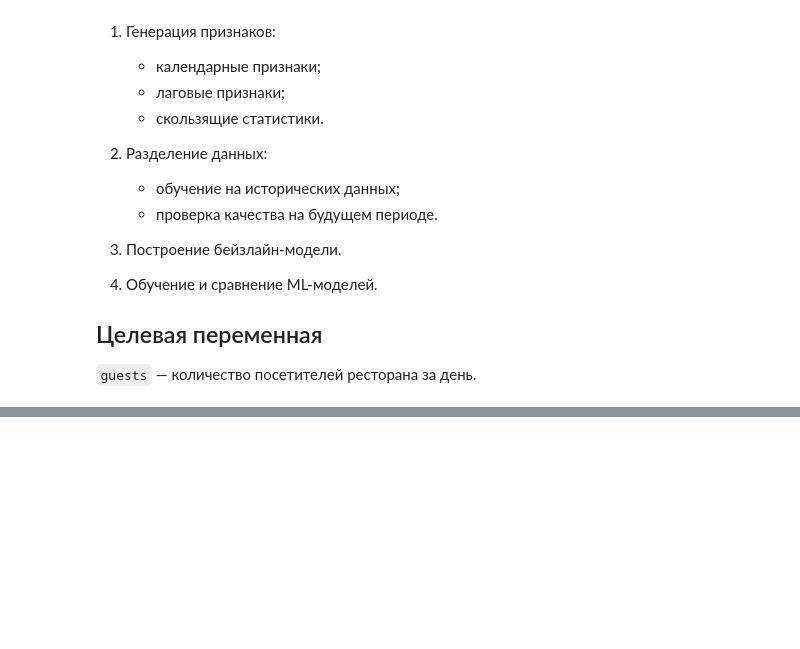
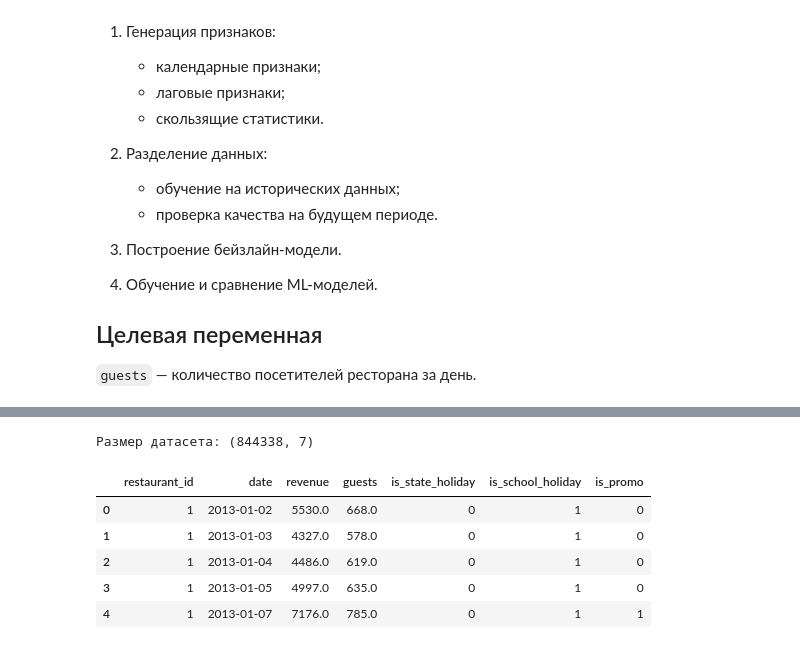
Before and after one commit to vitalinamysiv/restaurant-visitor-forecasting, a Jupyter notebook: notebooks/02_modeling.ipynb, the cells around one changed output, grey strips where cells are left out. Cells and saved outputs as stored; diff of their text form; code cells hidden in the pictures; blank space fills up the shorter version.

```diff
--- a/notebooks/02_modeling.ipynb
+++ b/notebooks/02_modeling.ipynb
@@ -364,0 +64,18 @@ save_model(
+# %%
+from src.features import make_features
+
+df = pd.read_csv(
+    "data/processed/restaurant_daily.csv",
+    parse_dates=["date"],
+)
+
+print("Размер датасета:", df.shape)
+df.head()
+# %% [output]
+Размер датасета: (844338, 7)
+|  | restaurant_id | date | revenue | guests | is_state_holiday | is_school_holiday | is_promo |
+| 0 | 1 | 2013-01-02 | 5530.0 | 668.0 | 0 | 1 | 0 |
+| 1 | 1 | 2013-01-03 | 4327.0 | 578.0 | 0 | 1 | 0 |
+| 2 | 1 | 2013-01-04 | 4486.0 | 619.0 | 0 | 1 | 0 |
+| 3 | 1 | 2013-01-05 | 4997.0 | 635.0 | 0 | 1 | 0 |
+| 4 | 1 | 2013-01-07 | 7176.0 | 785.0 | 0 | 1 | 1 |
```
Also changed, not shown: parts of 54 cells of this notebook.
